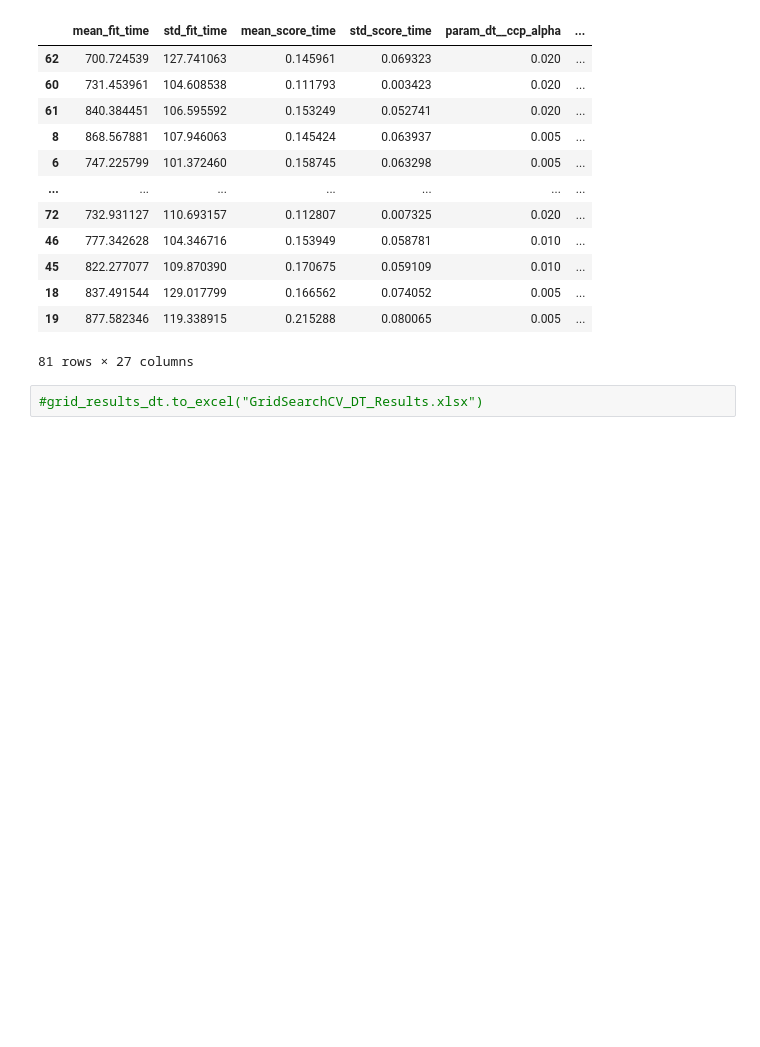
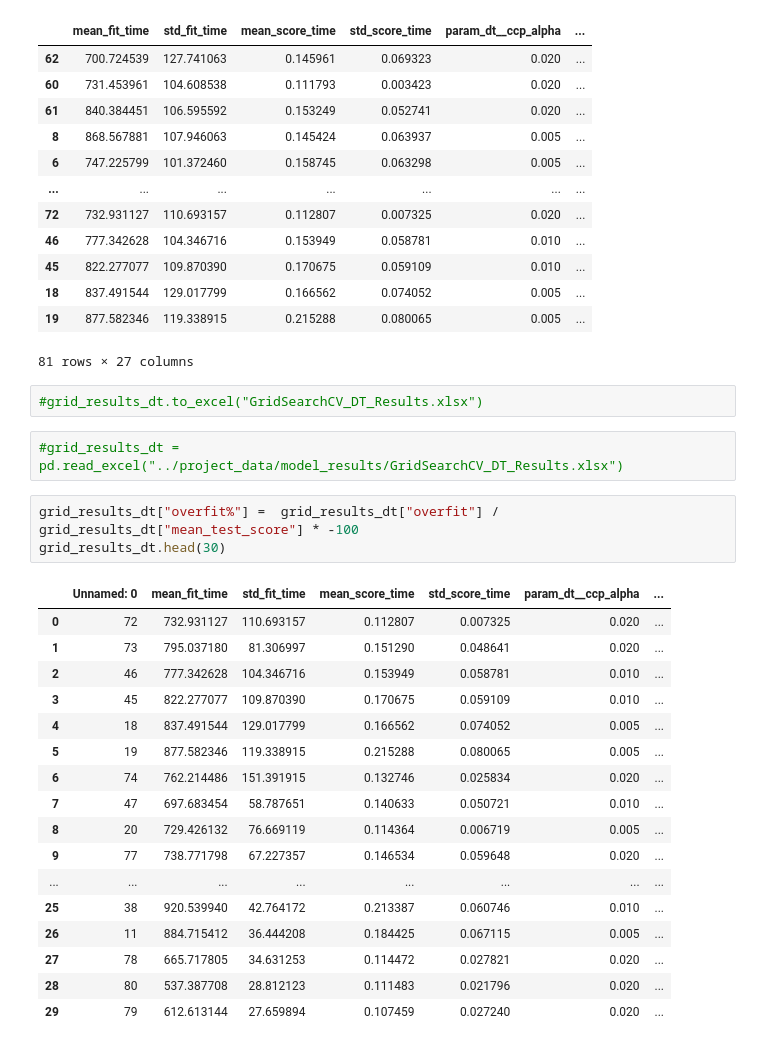
Before and after one commit to miguelrebelo291/Expediting-Car-Evaluations-with-ML, a Jupyter notebook: notebooks/model.ipynb, the cells around one changed output. Saved outputs shown, nothing was run; the diff lists cells and outputs as text; blank space fills up the shorter version.

```diff
--- a/notebooks/model.ipynb
+++ b/notebooks/model.ipynb
@@ -998,3 +1068,26 @@ grid_results_dt.sort_values(by="overfit")
 81 rows × 27 columns
 # %%
 #grid_results_dt.to_excel("GridSearchCV_DT_Results.xlsx")
+# %%
+#grid_results_dt = pd.read_excel("../project_data/model_results/GridSearchCV_DT_Results.xlsx")
+# %%
+grid_results_dt["overfit%"] =  grid_results_dt["overfit"] / grid_results_dt["mean_test_score"] * -100
+grid_results_dt.head(30)
+# %% [output]
+|  | Unnamed: 0 | mean_fit_time | std_fit_time | mean_score_time | std_score_time | param_dt__ccp_alpha | ... |
+| 0 | 72 | 732.931127 | 110.693157 | 0.112807 | 0.007325 | 0.020 | ... |
+| 1 | 73 | 795.037180 | 81.306997 | 0.151290 | 0.048641 | 0.020 | ... |
+| 2 | 46 | 777.342628 | 104.346716 | 0.153949 | 0.058781 | 0.010 | ... |
+| 3 | 45 | 822.277077 | 109.870390 | 0.170675 | 0.059109 | 0.010 | ... |
+| 4 | 18 | 837.491544 | 129.017799 | 0.166562 | 0.074052 | 0.005 | ... |
+| 5 | 19 | 877.582346 | 119.338915 | 0.215288 | 0.080065 | 0.005 | ... |
+| 6 | 74 | 762.214486 | 151.391915 | 0.132746 | 0.025834 | 0.020 | ... |
+| 7 | 47 | 697.683454 | 58.787651 | 0.140633 | 0.050721 | 0.010 | ... |
+| 8 | 20 | 729.426132 | 76.669119 | 0.114364 | 0.006719 | 0.005 | ... |
+| 9 | 77 | 738.771798 | 67.227357 | 0.146534 | 0.059648 | 0.020 | ... |
+| ... | ... | ... | ... | ... | ... | ... | ... |
+| 25 | 38 | 920.539940 | 42.764172 | 0.213387 | 0.060746 | 0.010 | ... |
+| 26 | 11 | 884.715412 | 36.444208 | 0.184425 | 0.067115 | 0.005 | ... |
+| 27 | 78 | 665.717805 | 34.631253 | 0.114472 | 0.027821 | 0.020 | ... |
+| 28 | 80 | 537.387708 | 28.812123 | 0.111483 | 0.021796 | 0.020 | ... |
+| 29 | 79 | 612.613144 | 27.659894 | 0.107459 | 0.027240 | 0.020 | ... |
```
Also changed, not shown: parts of 24 cells of this notebook, 1 other file.
